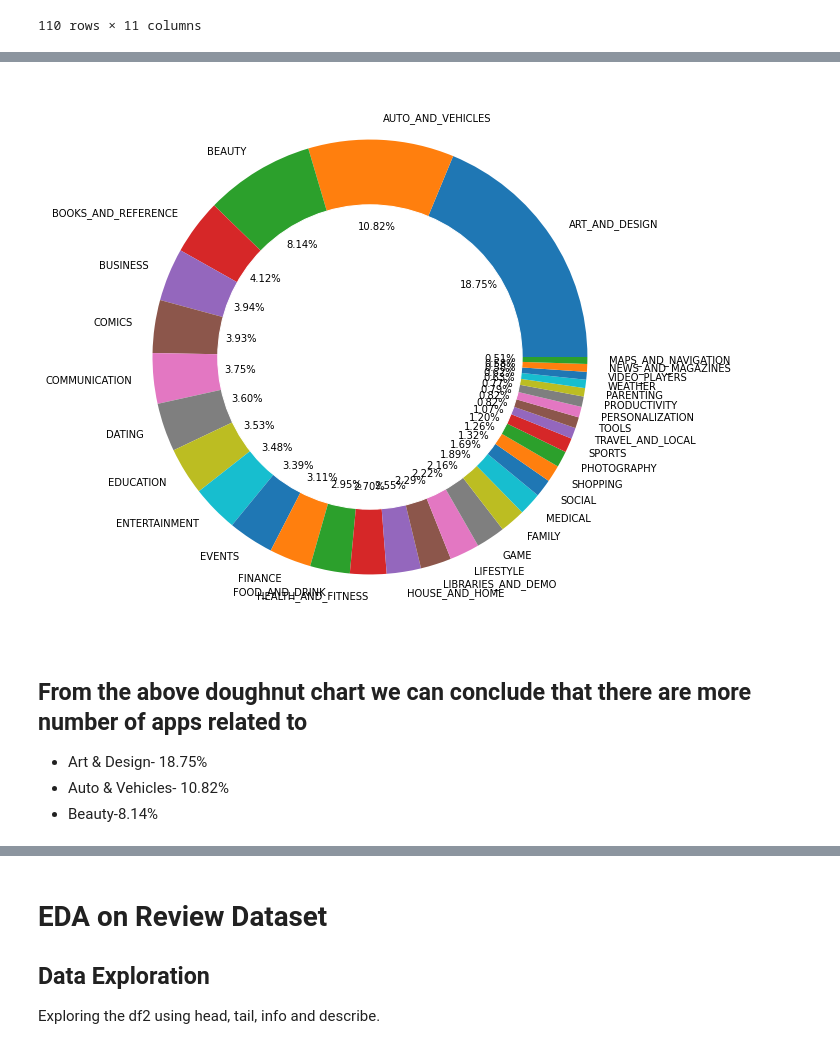
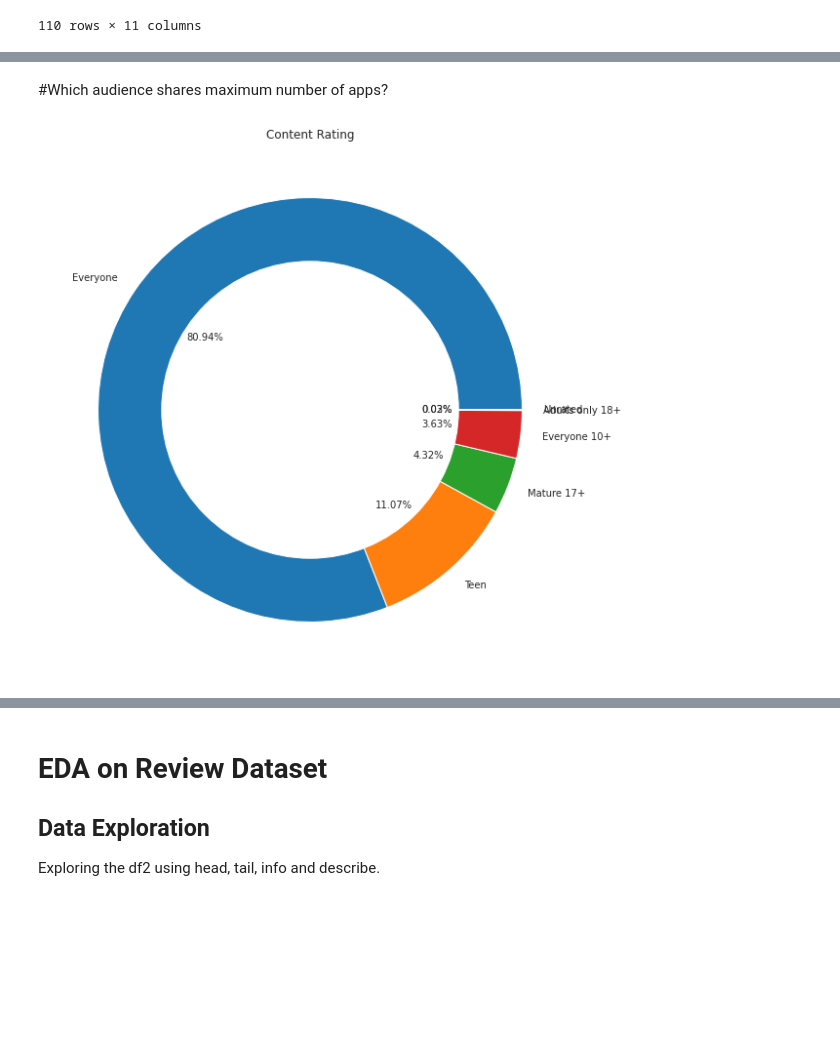
Before and after one commit to singhshivam12/Play-Store-App-Review-Analysis---Capstone-Project, a Jupyter notebook: Play_Store_App_Review_Analysis_Capstone_Project.ipynb, the cells around one changed output, grey strips where cells are left out. Drawn from its saved outputs; the diff is of its cells as text; code cells hidden in the pictures; blank space fills up the shorter version.

```diff
--- a/Play_Store_App_Review_Analysis_Capstone_Project.ipynb
+++ b/Play_Store_App_Review_Analysis_Capstone_Project.ipynb
@@ -41,7 +41,7 @@ Mounted at /content/drive
 # %%
 # Defining working path
 
-working_path='/content/drive/MyDrive/Colab Notebooks/AlmaBetter/Play Store App Review Analysis'
+working_path='/content/drive/MyDrive/Colab Notebooks/Module 1 : Python for Data Science/EDA project 1/'
 # %%
 # Loading csv files required for EDA
 #Here we have assumed that our first dataset i.e **Playstore dataset is df1** while **review dataset is df2**
@@ -396,20 +618,16 @@ df1[df1.Installs>0.2e09].sort_values(by='Installs',ascending=False)
+# %% [markdown]
+#Which audience shares maximum number of apps?
 # %%
-# Showing Unique categories and their % ratio amon all present categories
+# Grouping and counting apps intended for different type of users
 
-plt.figure(figsize=(20,10))
+plt.figure(figsize=(18,10))
 
-plt.pie(df1.Category.value_counts(),labels=df1.Category.unique(), autopct='%1.2f%%')
+plt.pie(df1['Content Rating'].value_counts(),labels=df1['Content Rating'].value_counts().index, autopct='%1.2f%%')
 
 my_circle=plt.Circle( (0,0), 0.7, color='white')
 p=plt.gcf()
 p.gca().add_artist(my_circle)
-
+plt.title('Content Rating')
 plt.show()
 # %% [output]
-[figure, old version]
+[figure, new version]
-# %% [markdown]
-## From the above doughnut chart we can conclude that there are more number of apps related to
-
-*   Art & Design- 18.75%
-*   Auto & Vehicles- 10.82%
-* Beauty-8.14%
```
Also changed, not shown: parts of 81 cells of this notebook.
